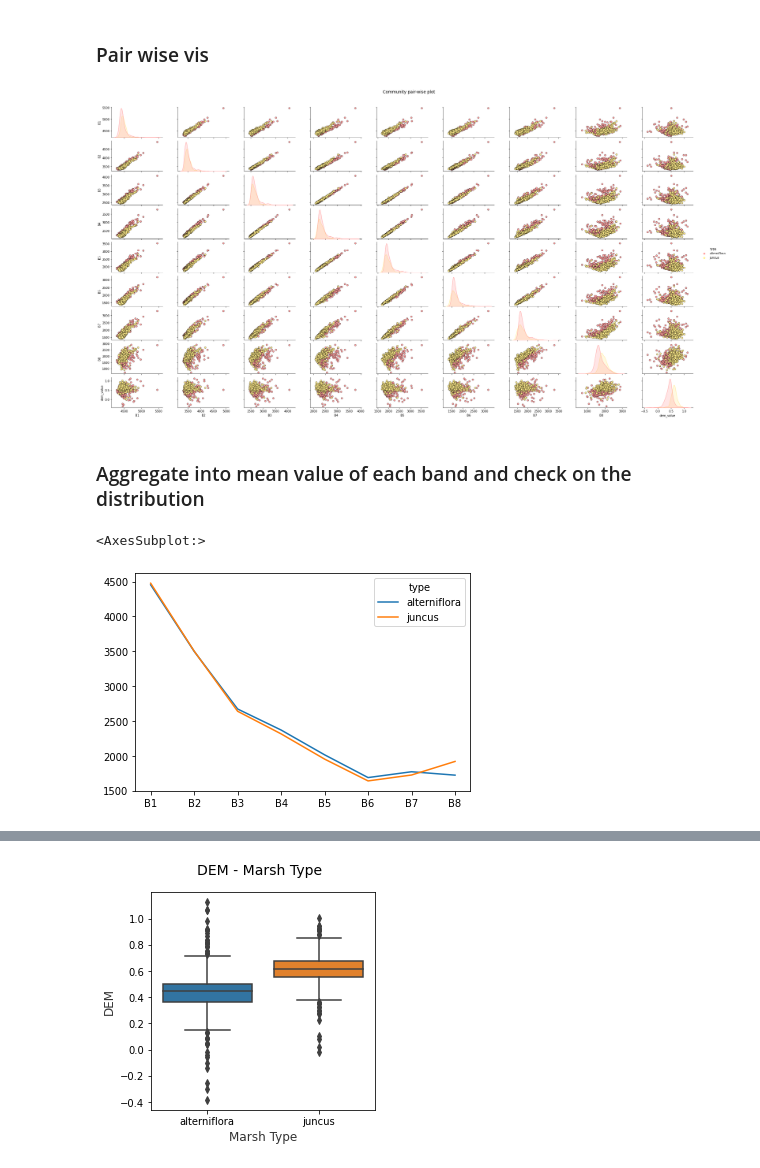
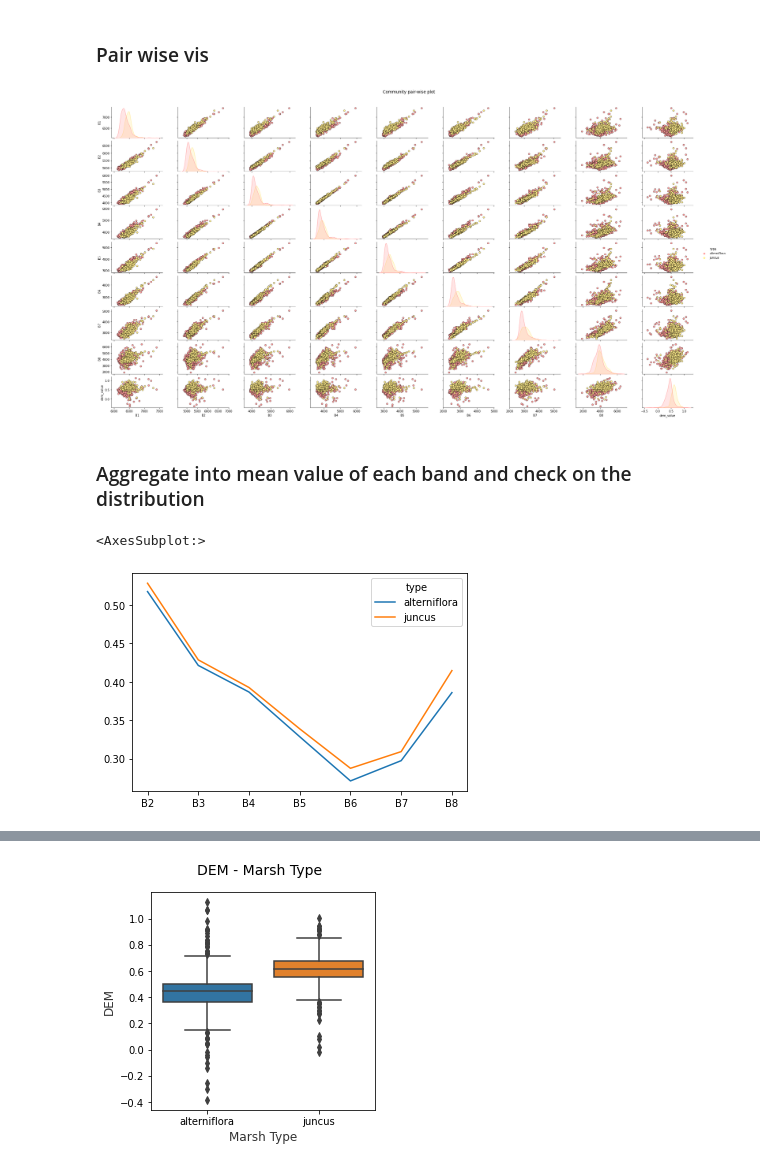
Before and after one commit to MirandaLv/MarshCommunity_EPA, a Jupyter notebook: scripts/descriptive_analysis.ipynb, the cells around one changed output, grey strips where cells are left out. Saved outputs shown, nothing was run; the diff lists cells and outputs as text; code cells hidden in the pictures.

```diff
--- a/scripts/descriptive_analysis.ipynb
+++ b/scripts/descriptive_analysis.ipynb
@@ -43,7 +43,7 @@ import earthpy.plot as ep
 '\n# 1\tCoastal Blue\t443 (20)\tYes - with Sentinel-2 band 1\n# 2\tBlue\t490 (50)\tYes - with Sentinel-2 band 2\n# 3\tGreen I\t531 (36)\tNo equivalent with Sentinel-2\n# 4\tGreen\t565 (36)\tYes - with ...
 # %%
 # Loading data
-seasonal = 'Oct-Dec_2022' #Jan-Mar_2022, Apr-Jun_2022, July-Sep_2022, Oct-Dec_2022
+seasonal = 'July-Sep_2022' #Jan-Mar_2022, Apr-Jun_2022, July-Sep_2022, Oct-Dec_2022
 root_dir = up(os.getcwd())
 points_data = os.path.join(root_dir, 'data/processing_data/vectors/points_planet_comp_{}.geojson'.format(seasonal)) #points_planet_composite.geojson
 
@@ -153,17 +153,20 @@ fig.subplots_adjust(top=0.93, wspace=0.3)
 t = fig.suptitle('Community pair-wise plot', fontsize=14)
 plt.savefig('../figures/{}_pair_wise_plot.png'.format(seasonal), facecolor=(1, 1, 1))
 # %% [output]
-[figure, old version]
+[figure, new version]
 # %% [markdown]
 ### Aggregate into mean value of each band and check on the distribution
 # %%
 # data visualization of each band
-new_df = df.drop(columns=['dem_value'], inplace=False)
+new_df = df.drop(columns=['dem_value','B1'], inplace=False)
 grouped_df = new_df.groupby('type').mean()
 grouped_df = grouped_df.T
-index = pd.Index(['B1', 'B2', 'B3', 'B4', 'B5', 'B6', 'B7', 'B8'])
+# scale the data with 10,000 to real SR values
+grouped_df['alterniflora'] = grouped_df['alterniflora'].apply(lambda x: x/10000.)
+grouped_df['juncus'] = grouped_df['juncus'].apply(lambda x: x/10000.)
+index = pd.Index(['B2', 'B3', 'B4', 'B5', 'B6', 'B7', 'B8'])
 grouped_df = grouped_df.set_index(index)
 grouped_df.plot()
 # %% [output]
 <AxesSubplot:>
-[figure, old version]
+[figure, new version]
```
Also changed, not shown: parts of 26 cells of this notebook, 18 other files.
